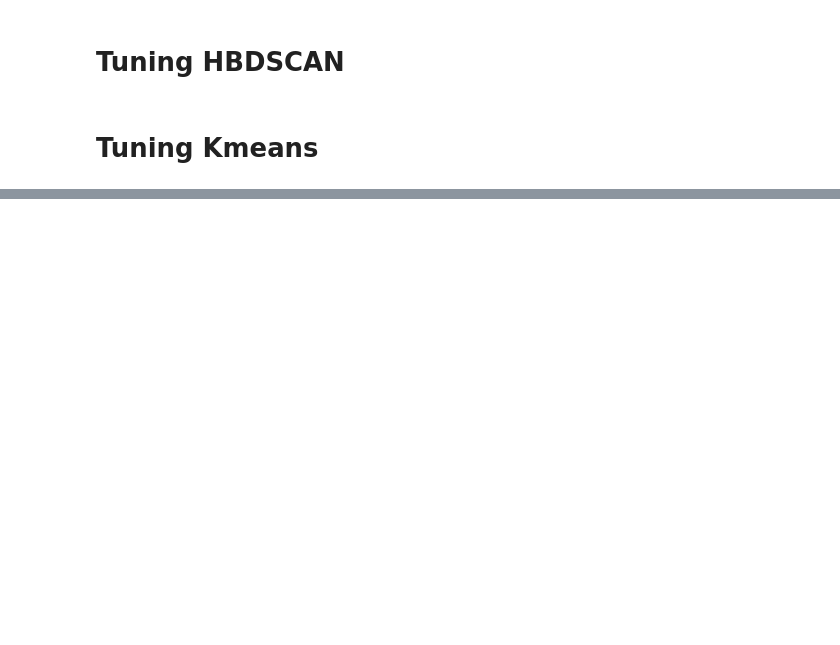
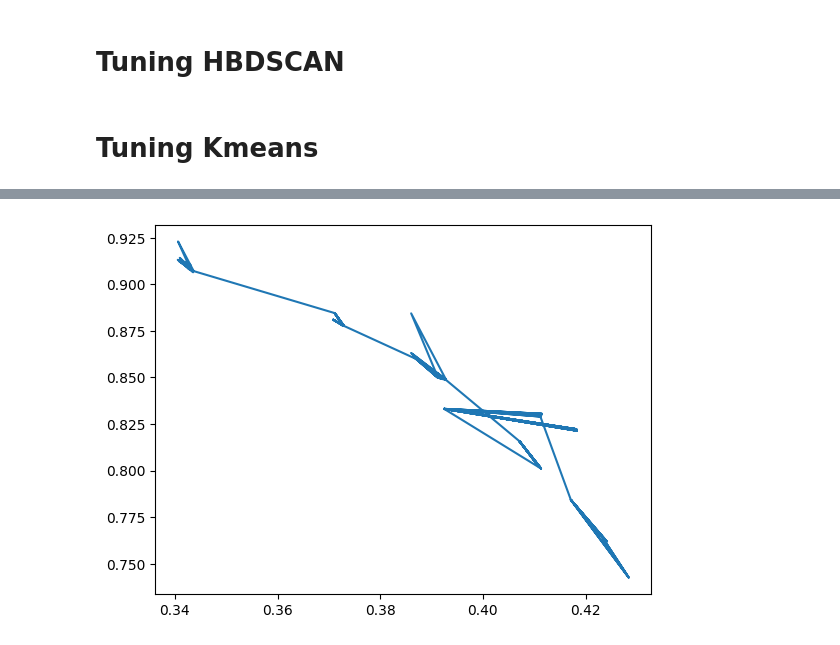
Before and after one commit to Charles-Gormley/TokenizedToast, a Jupyter notebook: Machine-Learning/Clustering/Research/hdbscan-tuning.ipynb, the cells around one changed output, grey strips where cells are left out. Saved outputs shown, nothing was run; the diff lists cells and outputs as text; code cells hidden in the pictures; blank space fills up the shorter version.

```diff
--- a/Machine-Learning/Clustering/Research/hdbscan-tuning.ipynb
+++ b/Machine-Learning/Clustering/Research/hdbscan-tuning.ipynb
@@ -39,7 +39,7 @@ with open('hbd-tuning-results.pkl', 'wb') as f:
 # Tuning Kmeans
 # %%
 # Define your lists of hyperparameters
-n_clusters_list = [2, 3, 4]
+n_clusters_list = [100, 1000, 5000]
 init_list = ['k-means++', 'random']
 n_init_list = [10, 15, 20]
 max_iter_list = [100, 200, 300]
@@ -71,0 +81,2 @@ NameError: name 'model_dicts' is not defined
+# %%
+k_df = pd.DataFrame(model_dicts)
@@ -71,0 +171,11 @@ NameError: name 'model_dicts' is not defined
+# %%
+import matplotlib.pyplot as plt
+# create a figure and axis
+fig, ax = plt.subplots()
+
+# plot column1 on x-axis and column2 on y-axis
+ax.plot(k_df['silhoutte_score'], k_df['davies_bouldin_score'])
+# show the plot
+plt.show()
+# %% [output]
+[figure, added]
```
Also changed, not shown: parts of 15 cells of this notebook, 1 other file.
